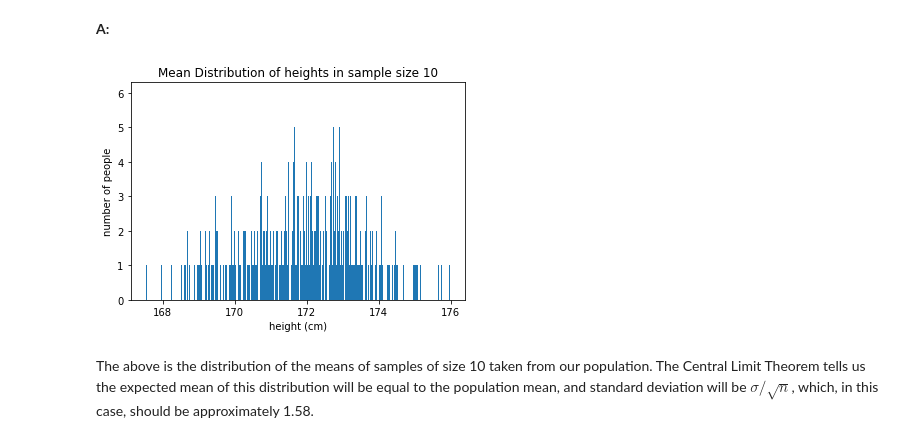
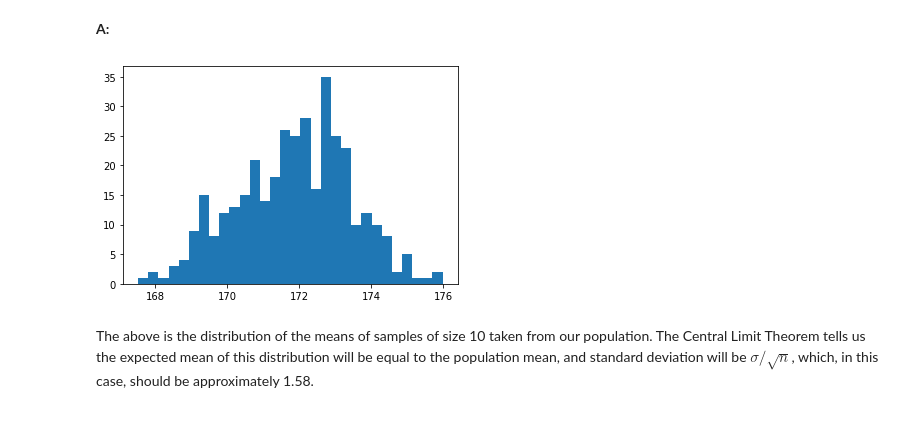
Before and after one commit to Tzega/Springboard, a Jupyter notebook: Case Study - Frequentist Inference/Frequentist Inference Case Study - Part A (3).ipynb, the cells around one changed output. Saved outputs shown, nothing was run; the diff lists cells and outputs as text; code cells hidden in the pictures.

```diff
--- a/Case Study - Frequentist Inference/Frequentist Inference Case Study - Part A (3).ipynb
+++ b/Case Study - Frequentist Inference/Frequentist Inference Case Study - Part A (3).ipynb
@@ -62,5 +64,5 @@ __A:__
 # %%
 # Calculate and print the mean here, hint: use np.mean()
-mean=np.mean(r)
-print(mean)
+sample_mean=np.mean(sample)
+print(sample_mean)
 # %% [output]
@@ -119,0 +88,4 @@ print(bessel_std_dev)
+# %%
+n = len(sample)
+sample_std = np.sqrt(np.sum([(x - sample_mean)**2 for x in sample]) / (n-1))
+print(sample_std)
@@ -226,20 +200,19 @@ np.mean(daily_sample2)
 __Q8:__ Simulate performing this random trial every day for a year, calculating the mean of each daily sample of 10, and plot the resultant sampling distribution of the mean.
 # %% [markdown]
 __A:__
-# %%
-seed(47)
-x=[]
-for i in range(365):
-    mean_daily =np.mean(townsfolk_sampler(10))
-    x.append(mean_daily)
-
-
-_ = plt.hist(x, bins=365)
-_ = plt.xlabel('height (cm)')
-_ = plt.ylabel('number of people')
-_ = plt.title('Mean Distribution of heights in sample size 10')
-# %% [output]
-[figure, removed]
+# %%
+seed(47)
+sample_means = []
+for i in range(365):
+    sample = townsfolk_sampler(10)
+    sample_mean = np.mean(sample)
+    sample_means.append(sample_mean)
+
+mean_df = pd.DataFrame(sample_means, columns=["Mean"])
+# %%
+_ = plt.hist(mean_df, bins=30)
+# %% [output]
+[figure, added]
 # %% [markdown]
 The above is the distribution of the means of samples of size 10 taken from our population. The Central Limit Theorem tells us the expected mean of this distribution will be equal to the population mean, and standard deviation will be $\sigma / \sqrt n$, which, in this case, should be approximately 1.58.
 # %% [markdown]
```
Also changed, not shown: parts of 52 cells of this notebook.
